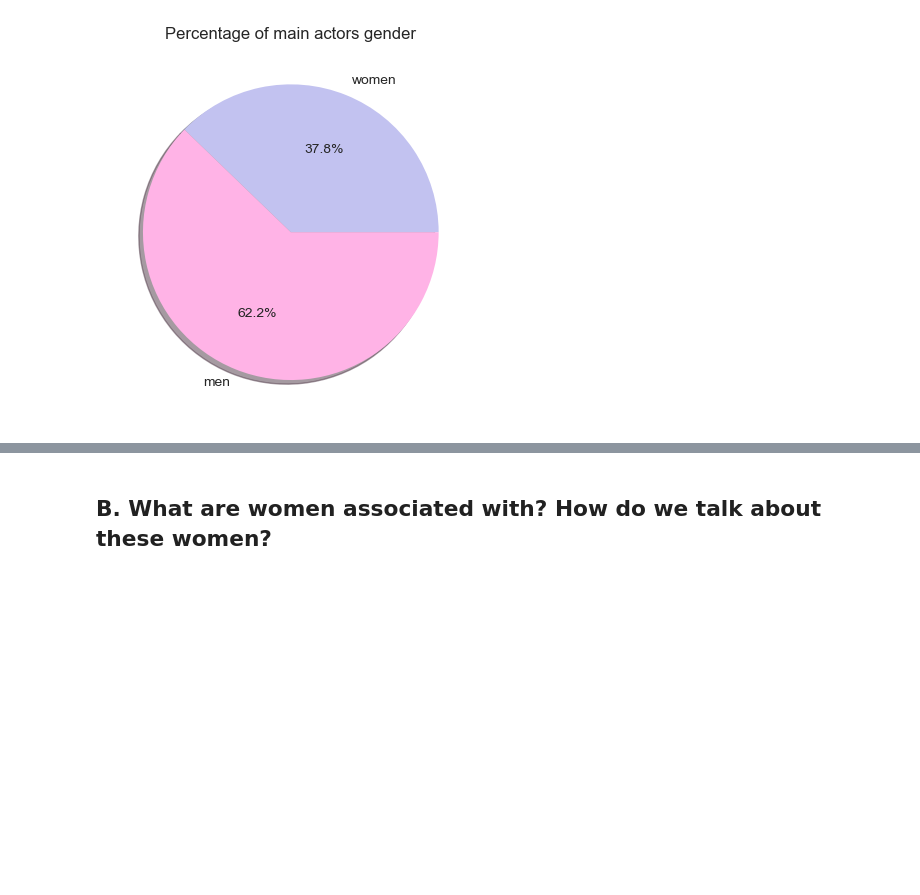
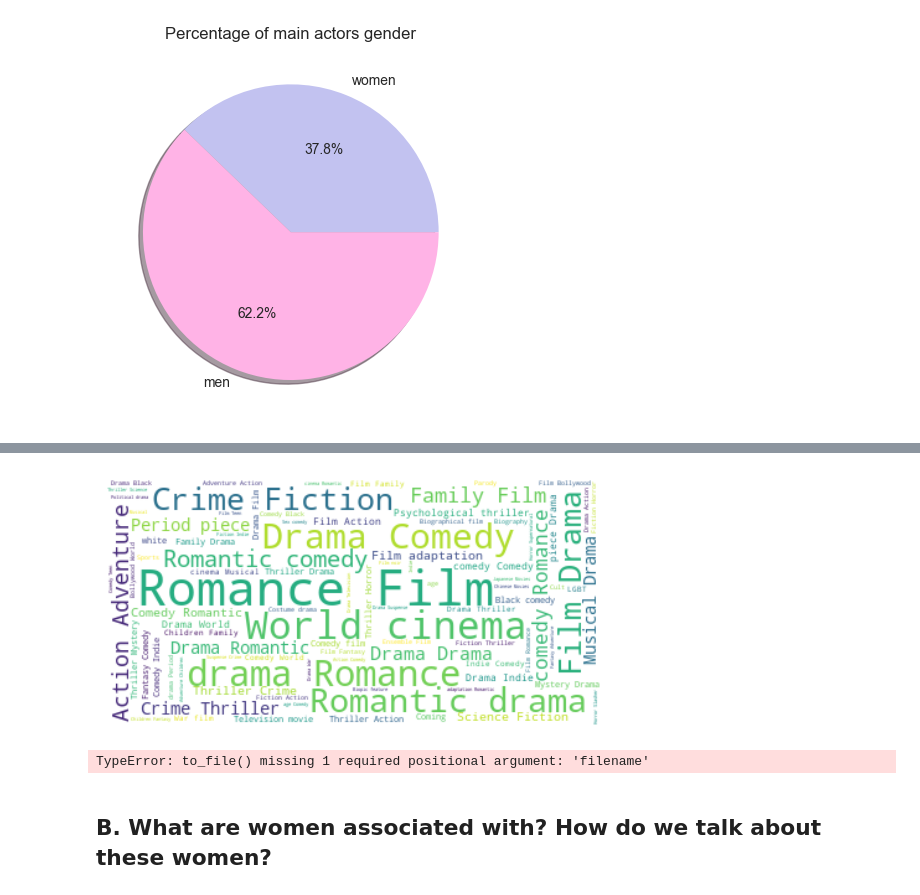
Before and after one commit to epfl-ada/ada-2022-project-cyga, a Jupyter notebook: new_structure.ipynb, the cells around one changed output, grey strips where cells are left out. Drawn from its saved outputs; the diff is of its cells as text; code cells hidden in the pictures; blank space fills up the shorter version.

```diff
--- a/new_structure.ipynb
+++ b/new_structure.ipynb
@@ -1140,3 +1141,12 @@ Character_name       5687
 Actor_gender         5687
 dtype: int64
 [figure]
+# %%
+#create new df with only rows actor gender ==F
+
+
+character_occurence_female=character_occurence[character_occurence['Actor_gender'] == 'F']
+character_occurence_male=character_occurence[character_occurence['Actor_gender'] == 'M']
+# #Add plot_summaries['movie_genre'] to character_occurence_female
+character_occurence_female=character_occurence_female.merge(movie_metadata[['Freebase_movie_ID', 'Movie_genres']], on=['Freebase_movie_ID'], how='left')
+character_occurence_male=character_occurence_male.merge(movie_metadata[['Freebase_movie_ID', 'Movie_genres']], on=['Freebase_movie_ID'], how='left')
@@ -1143,3 +1169,52 @@ dtype: int64
+# %%
+#in character_occurence_female separate the genres in different rows
+# character
+
+female_genres = character_occurence_female.explode('Movie_genres')
+
+male_genres = character_occurence_male.explode('Movie_genres')
+# %%
+#use wordcloud to visualize the most common genres
+from wordcloud import WordCloud, STOPWORDS
+import matplotlib.pyplot as plt
+import pandas as pd
+
+
+# Create and generate a word cloud image:
+wordcloud = WordCloud(max_font_size=40, max_words=100, background_color="white").generate(female_genres['Movie_genres'].to_string())
+
+# Display the generated image:
+plt.imshow(wordcloud, interpolation='bilinear')
+plt.axis("off")
+plt.show()
+# %% [output]
+[figure, added]
+# %%
+# from PIL import Image
+# female_symbol = np.array(Image.open("data/Female_symbol.svg.png"))
+
+# def transform_format(val=0):
+
+#     if val.any() == 0:
+#         return 255
+#     else:
+#         return val
+
+# # Transform your mask into a new one that will work with the function:
+# transformed_female_symbol = np.ndarray((female_symbol.shape[0],female_symbol.shape[1]), np.int32)
+
+# for i in range(len(female_symbol)):
+#     transformed_female_symbol[i] = list(map(transform_format,female_symbol[i]))
+# Create and generate a word cloud image:
+wordcloud = WordCloud(background_color="white", max_words=1000, mask=female_symbol, contour_width=3, contour_color='firebrick').generate(male_genres['Movie_genres'].to_string())
+
+# Display the generated image:
+WordCloud.to_file("data/Female_symbol.svg.png")
+plt.imshow(wordcloud, interpolation='bilinear')
+plt.axis("off")
+plt.show()
+# %% [output]
+TypeError: to_file() missing 1 required positional argument: 'filename'
 # %% [markdown]
 ##  B. What are women associated with? How do we talk about these women? <a id="Association"> </a>
 # %% [markdown]
```
Also changed, not shown: parts of 11 cells of this notebook, 2 other files.
